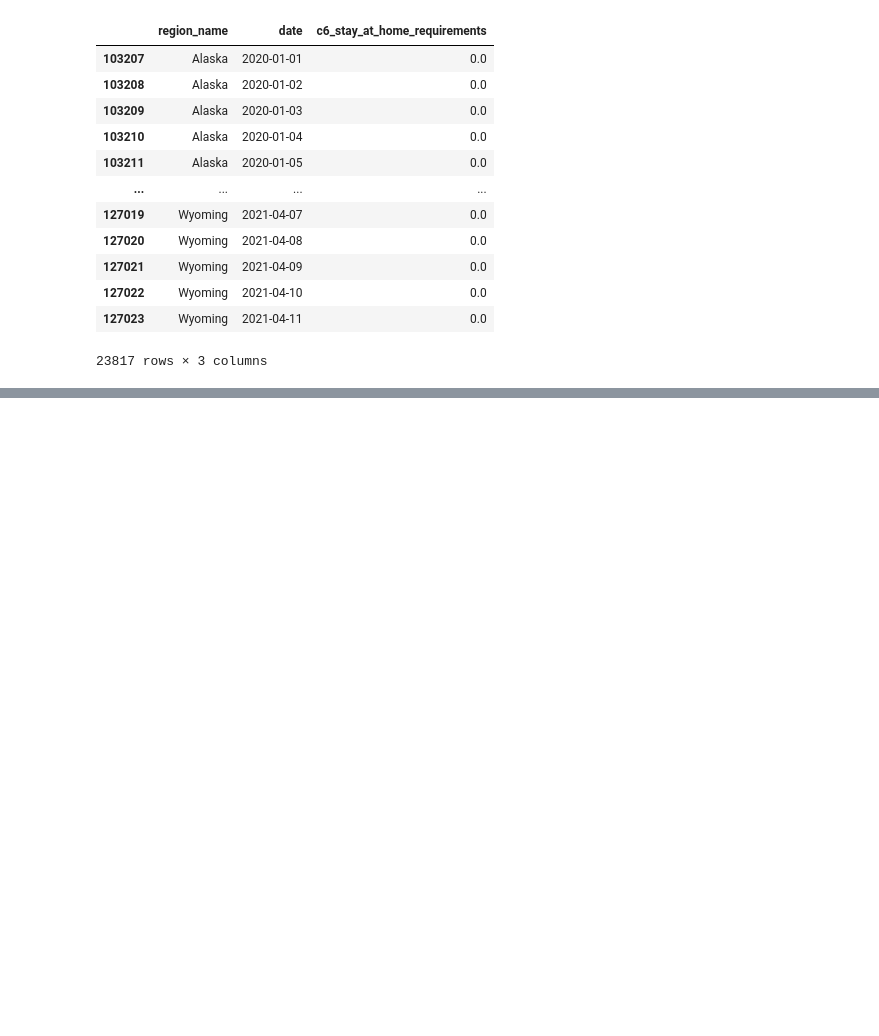
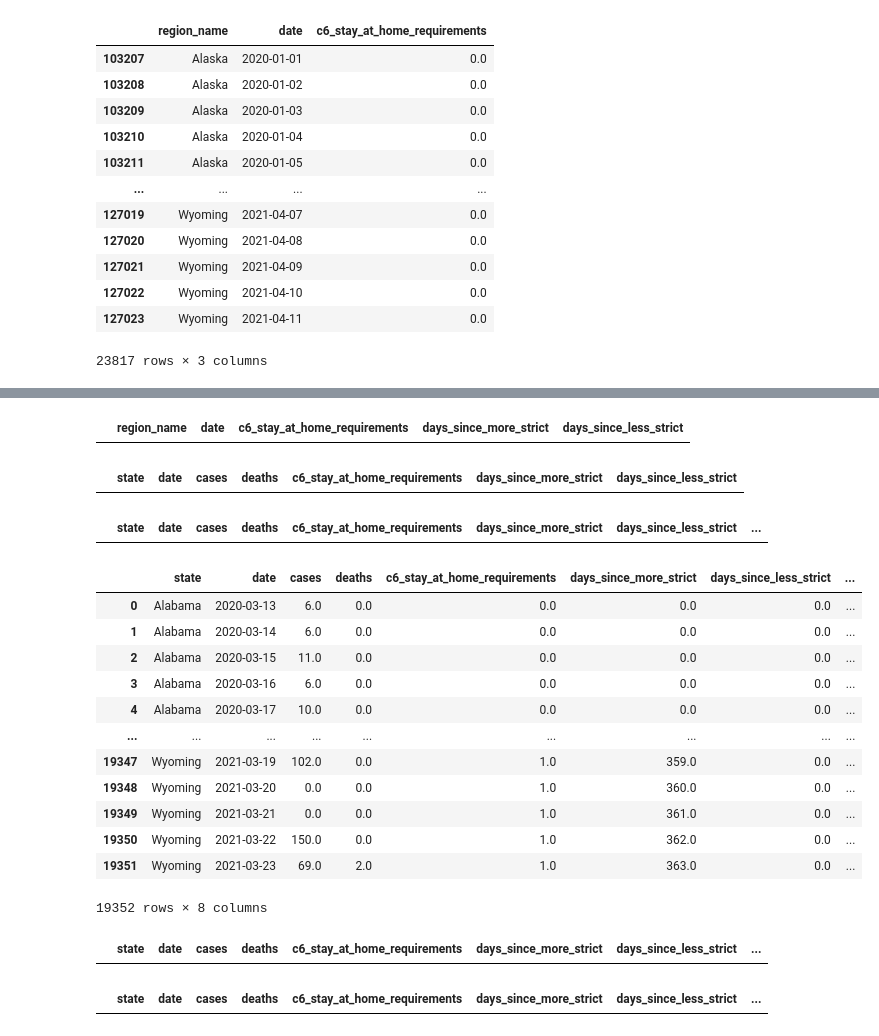
Before and after one commit to sashafomina/covid_policy_analysis, a Jupyter notebook: initial_data_manip-sashacopy.ipynb, the cells around one changed output, grey strips where cells are left out. Cells and saved outputs as stored; diff of their text form; code cells hidden in the pictures; blank space fills up the shorter version.

```diff
--- a/initial_data_manip-sashacopy.ipynb
+++ b/initial_data_manip-sashacopy.ipynb
@@ -221,9 +229,9 @@ stay_at_home_df
 def time_elapsed_since_policy_change(policy_df, policy_name,
                                      type_change='more_strict'):
     '''
-    Takes policy_df with columns 'date',<policy_name>, 'region_name'
+    Takes policy_df with columns <policy_name>, 'region_name'
     where the <policy_name> column contains a series of numbers on an ordinal scale of strictness
-   (highest number = most strict) and
+   (highest number = most strict) from everyday in a contiguous range of days
     Returns a list of number
     of days since change in policy in a given region on a given date
 
@@ -232,11 +240,10 @@ def time_elapsed_since_policy_change(policy_df, policy_name,
     time_elapsed_all_regions = np.zeros(policy_df.shape[0])
 
     for region in policy_df.region_name.unique():
-        region_dates = policy_df.loc[policy_df.region_name == region, 'date']
 
         region_policies = policy_df.loc[policy_df.region_name == region, policy_name]
 
-        time_elapsed= np.arange(0, region_dates.size)
+        time_elapsed= np.arange(0, region_policies.size)
 
         prev_region_policies = region_policies.shift()
         prev_region_policies.iloc[0] = 0 #assuming there was no policy in place before the first date
@@ -275,0 +281,52 @@ stay_at_home_df.to_csv('stay_at_home.csv')
+# %%
+stay_at_home_df[stay_at_home_df.isnull().any(axis=1)]
+# %% [output]
+|  | region_name | date | c6_stay_at_home_requirements | days_since_more_strict | days_since_less_strict |
+# %%
+# Merging policy data with case and death data
+stay_at_home_df.rename(columns={'region_name': 'state'}, inplace=True)
+not_states = ['District of Columbia', 'Guam', 'Northern Mariana Islands','Puerto Rico', 'Virgin Islands']
+us_state_daily_50 =  us_state_daily[~(us_state_daily.state.isin(not_states))]
+stay_at_home_df = us_state_daily_50.merge(stay_at_home_df, how='left', on=['state', 'date'] )
+# %%
+stay_at_home_df[stay_at_home_df.isnull().any(axis=1)]
+# %% [output]
+|  | state | date | cases | deaths | c6_stay_at_home_requirements | days_since_more_strict | days_since_less_strict |
+# %%
+def get_yesterdays_active_cases(case_df, window=15):
+    '''
+    Takes df with 'state', and (new) 'cases' column and returns a rolling window-length
+    sum of new cases until today (excluding today) to get the number of active cases yesterday.
+    Returns the series of yesterdays_active_cases.
+    '''
+
+    running_series = None
+    for name_df, df in case_df.groupby(['state']):
+        series =  df['cases'].shift().rolling(window, min_periods=1).sum()
+        series.iloc[0] = 0
+        if running_series is None:
+            running_series = series.copy()
+        else:
+            running_series = pd.concat([running_series, series], axis = 0)
+
+    return running_series.reset_index(drop=True)
+
+stay_at_home_df['yesterdays_active_cases'] = get_yesterdays_active_cases(stay_at_home_df)
+# %%
+display(stay_at_home_df[stay_at_home_df.isnull().any(axis=1)])
+stay_at_home_df
+# %% [output]
+|  | state | date | cases | deaths | c6_stay_at_home_requirements | days_since_more_strict | days_since_less_strict | ... |
+|  | state | date | cases | deaths | c6_stay_at_home_requirements | days_since_more_strict | days_since_less_strict | ... |
+| 0 | Alabama | 2020-03-13 | 6.0 | 0.0 | 0.0 | 0.0 | 0.0 | ... |
+| 1 | Alabama | 2020-03-14 | 6.0 | 0.0 | 0.0 | 0.0 | 0.0 | ... |
+| 2 | Alabama | 2020-03-15 | 11.0 | 0.0 | 0.0 | 0.0 | 0.0 | ... |
+| 3 | Alabama | 2020-03-16 | 6.0 | 0.0 | 0.0 | 0.0 | 0.0 | ... |
+| 4 | Alabama | 2020-03-17 | 10.0 | 0.0 | 0.0 | 0.0 | 0.0 | ... |
+| ... | ... | ... | ... | ... | ... | ... | ... | ... |
+| 19347 | Wyoming | 2021-03-19 | 102.0 | 0.0 | 1.0 | 359.0 | 0.0 | ... |
+| 19348 | Wyoming | 2021-03-20 | 0.0 | 0.0 | 1.0 | 360.0 | 0.0 | ... |
+| 19349 | Wyoming | 2021-03-21 | 0.0 | 0.0 | 1.0 | 361.0 | 0.0 | ... |
+| 19350 | Wyoming | 2021-03-22 | 150.0 | 0.0 | 1.0 | 362.0 | 0.0 | ... |
+| 19351 | Wyoming | 2021-03-23 | 69.0 | 2.0 | 1.0 | 363.0 | 0.0 | ... |
+19352 rows × 8 columns
@@ -275,0 +411,4 @@ stay_at_home_df.to_csv('stay_at_home.csv')
+# %%
+display(stay_at_home_df[stay_at_home_df.isnull().any(axis=1)])
+# %% [output]
+|  | state | date | cases | deaths | c6_stay_at_home_requirements | days_since_more_strict | days_since_less_strict | ... |
@@ -275,0 +426,4 @@ stay_at_home_df.to_csv('stay_at_home.csv')
+# %%
+display(stay_at_home_df[stay_at_home_df.isnull().any(axis=1)])
+# %% [output]
+|  | state | date | cases | deaths | c6_stay_at_home_requirements | days_since_more_strict | days_since_less_strict | ... |
```
Also changed, not shown: parts of 29 cells of this notebook, 3 other files.
